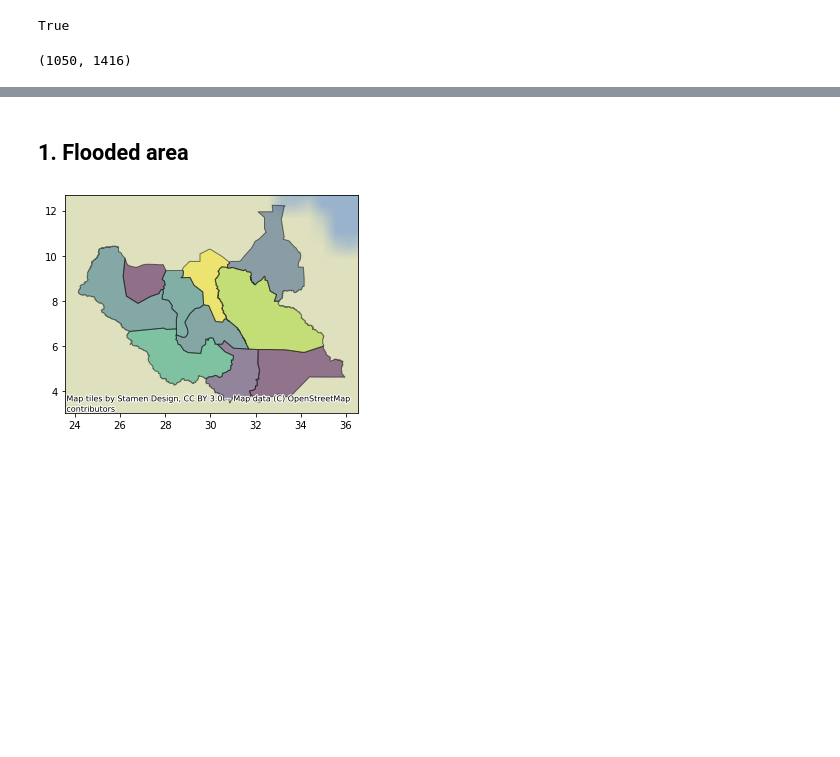
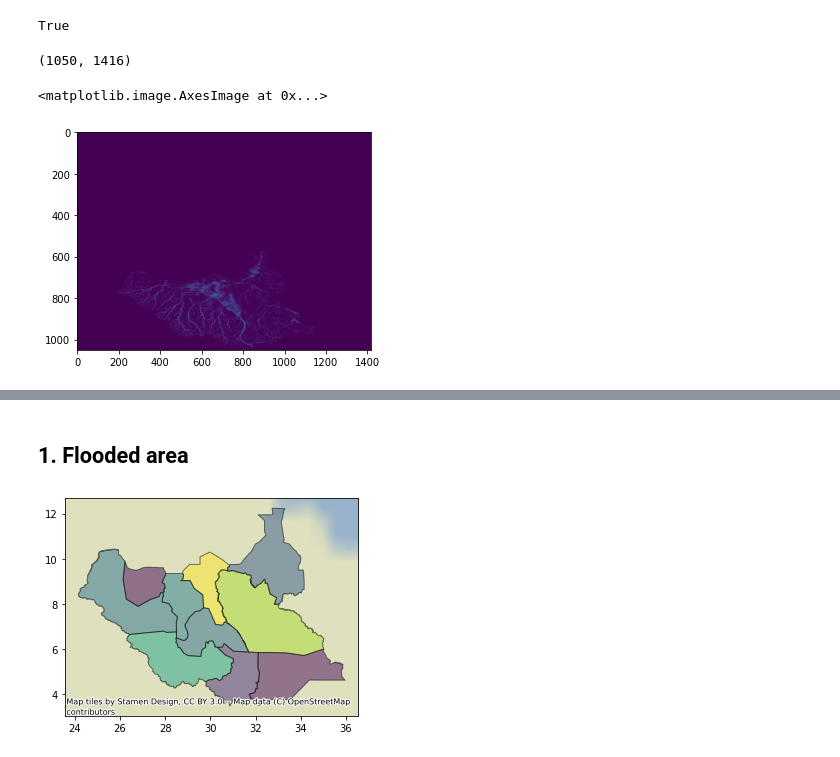
Before and after one commit to sabgis1968/rdl-pyTools, a Jupyter notebook: ss-fl-pop.ipynb, the cells around one changed output, grey strips where cells are left out. Drawn from its saved outputs; the diff is of its cells as text; code cells hidden in the pictures; blank space fills up the shorter version.

```diff
--- a/ss-fl-pop.ipynb
+++ b/ss-fl-pop.ipynb
@@ -153,3 +152,8 @@ True
 flood_data.shape
 # %% [output]
 (1050, 1416)
+# %%
+pyplot.imshow(flood_data)
+# %% [output]
+<matplotlib.image.AxesImage at 0x...>
+[figure, added]
```
Also changed, not shown: parts of 4 cells of this notebook.
